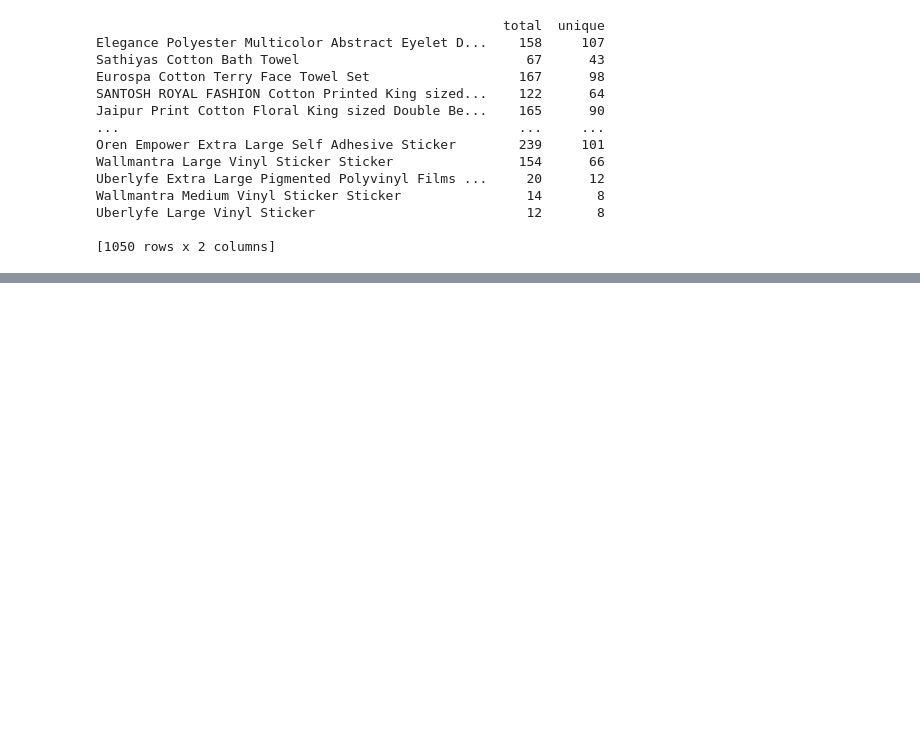
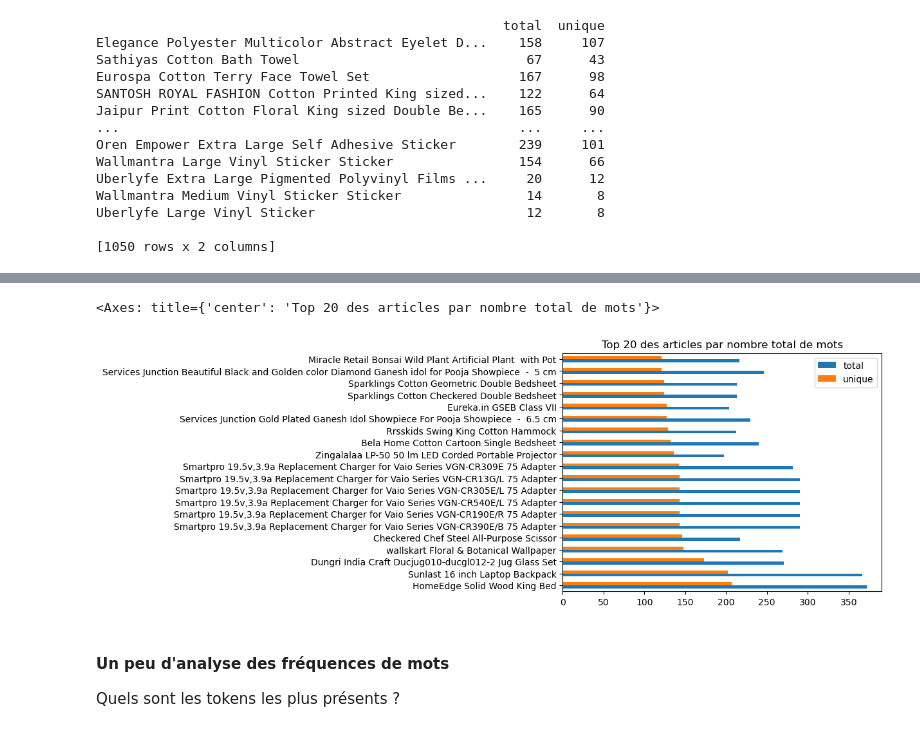
Before and after one commit to ludovic-source/Data_scientist_formation, a Jupyter notebook: projet_6/Projet_6_mission1.ipynb, the cells around one changed output, grey strips where cells are left out. Drawn from its saved outputs; the diff is of its cells as text; code cells hidden in the pictures; blank space fills up the shorter version.

```diff
--- a/projet_6/Projet_6_mission1.ipynb
+++ b/projet_6/Projet_6_mission1.ipynb
@@ -382,0 +361,6 @@ Uberlyfe Large Vinyl Sticker                           12       8
+# %%
+# Application de la fonction
+freq, stats_df, corpora = ptt.freq_stats_from_dataframe_without_stopwords_and_with_lemmatizer(data, sw)
+
+# Affichage des résultats (total = nombre de mots)
+print(stats_df)
@@ -382,0 +382,12 @@ Uberlyfe Large Vinyl Sticker                           12       8
+# %%
+stats_df.sort_values(by='unique', ascending=False).head(20).plot(
+    kind='barh',
+    title='Top 20 des articles par nombre total de mots'
+)
+# %% [output]
+<Axes: title={'center': 'Top 20 des articles par nombre total de mots'}>
+[figure, added]
+# %% [markdown]
+#### Un peu d'analyse des fréquences de mots
+
+Quels sont les tokens les plus présents ?
```
Also changed, not shown: parts of 14 cells of this notebook.
